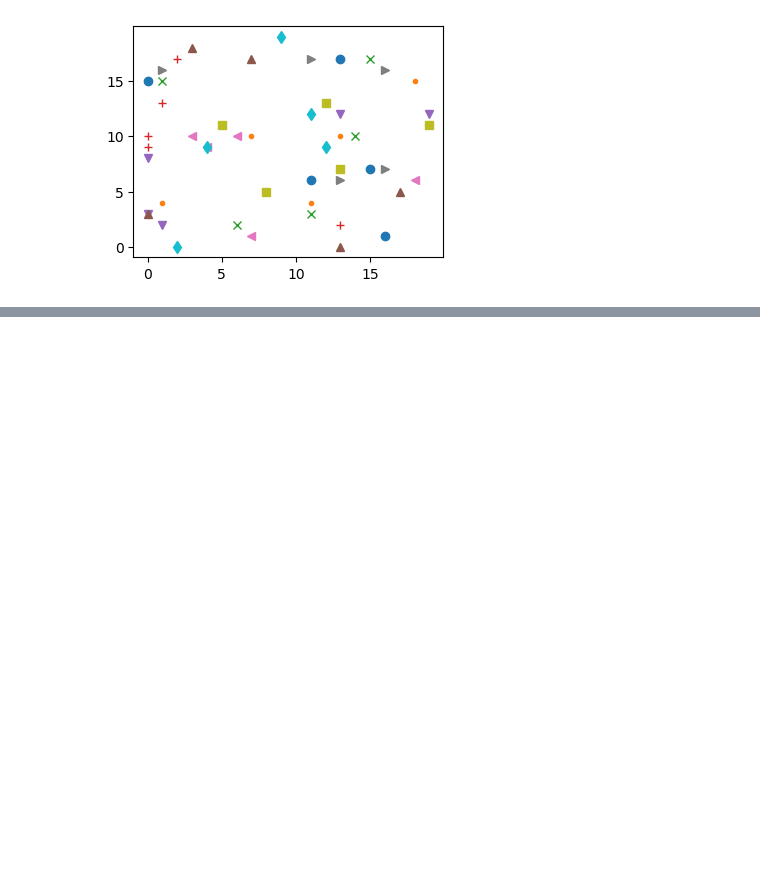
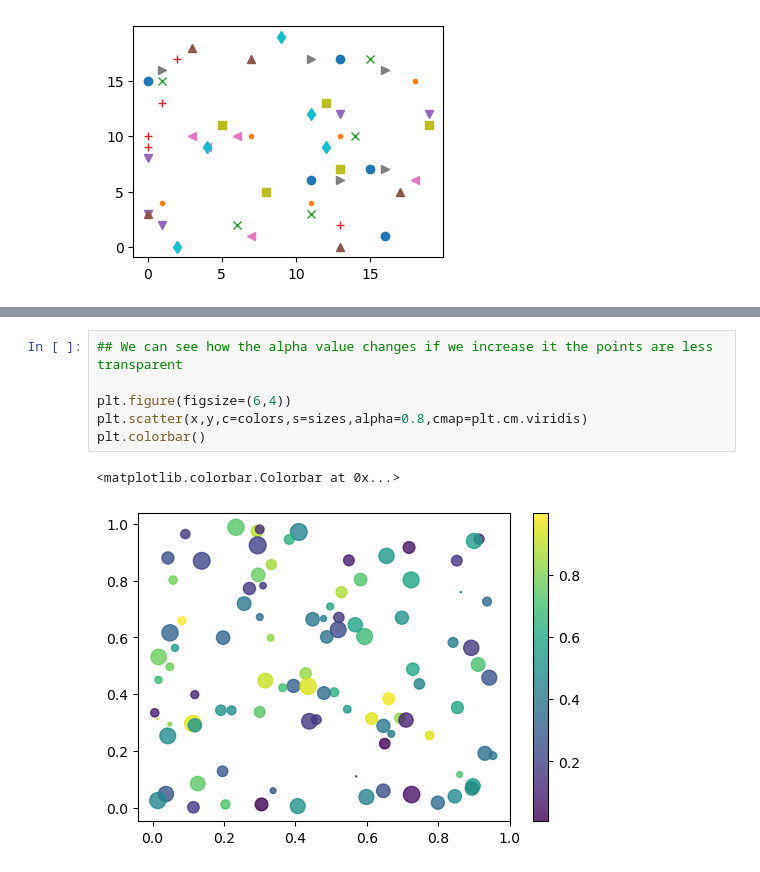
Before and after one commit to JakeBestDev/Packt_AIScience_Data_Science_Machine_Learning, a Jupyter notebook: Module_2_Python_Data_Visualization_and_Understanding/lab_3_advance_matplotlib.ipynb, the cells around one changed output, grey strips where cells are left out. Saved outputs shown, nothing was run; the diff lists cells and outputs as text; blank space fills up the shorter version.

```diff
--- a/Module_2_Python_Data_Visualization_and_Understanding/lab_3_advance_matplotlib.ipynb
+++ b/Module_2_Python_Data_Visualization_and_Understanding/lab_3_advance_matplotlib.ipynb
@@ -937,0 +974,9 @@ for m in markers:
+# %%
+## We can see how the alpha value changes if we increase it the points are less transparent
+
+plt.figure(figsize=(6,4))
+plt.scatter(x,y,c=colors,s=sizes,alpha=0.8,cmap=plt.cm.viridis)
+plt.colorbar()
+# %% [output]
+<matplotlib.colorbar.Colorbar at 0x...>
+[figure, added]
```
Also changed, not shown: parts of 9 cells of this notebook.
